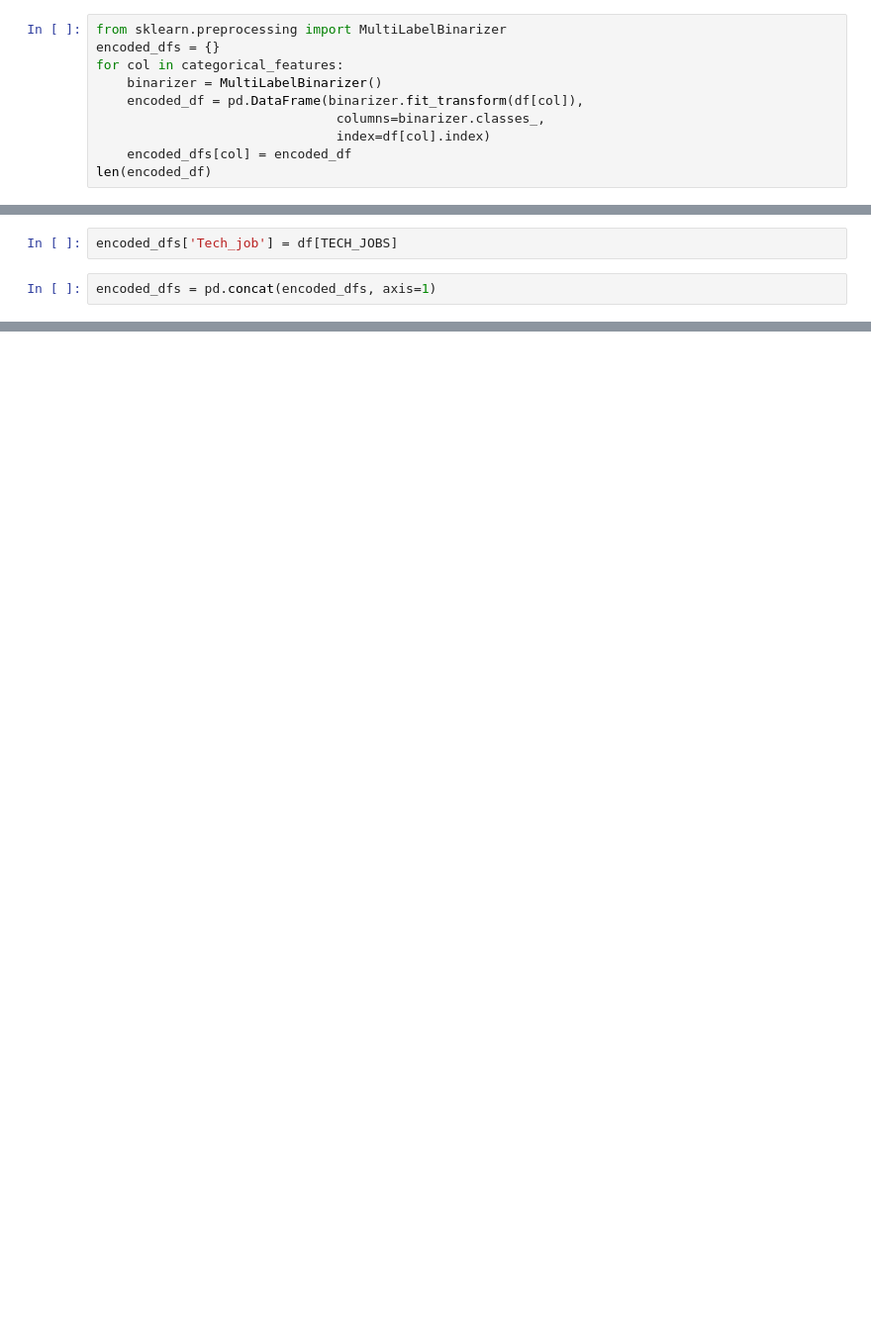
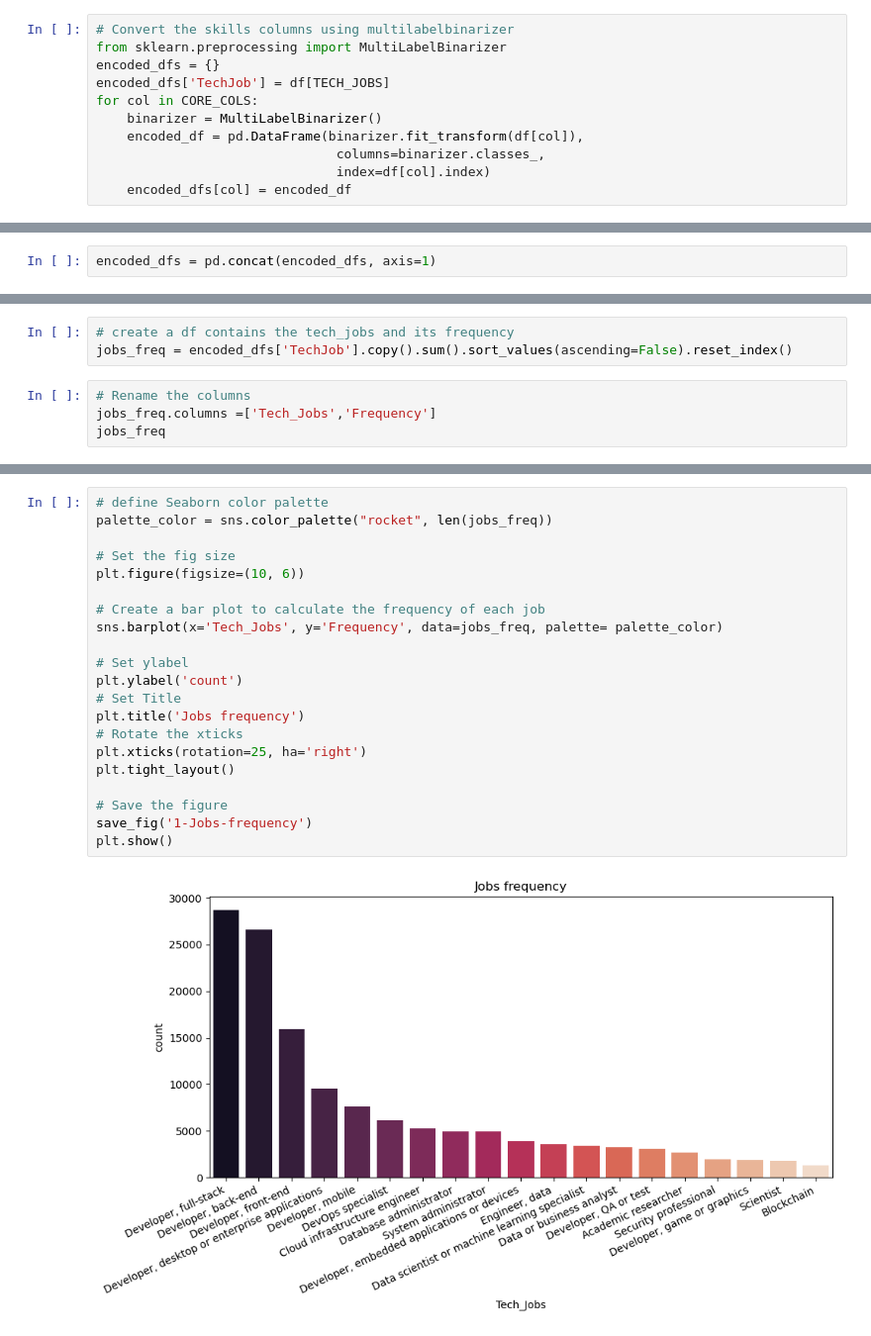
Before and after one commit to AlyAEE/Tech-Jobs-Prediction-Based-On-Your-Skillset-Project, a Jupyter notebook: Notebooks/02.Exploratory Data Analysis.ipynb, the cells around one changed output, grey strips where cells are left out. Shown at 99% size. Cells and saved outputs as stored; diff of their text form; blank space fills up the shorter version.

Commit message:
EDA. finsihed job and skill freq. viz.

```diff
--- a/Notebooks/02.Exploratory Data Analysis.ipynb
+++ b/Notebooks/02.Exploratory Data Analysis.ipynb
@@ -149,10 +108,11 @@ df[categorical_features] = df[categorical_features].applymap(lambda x: x if isin
 # %%
+# Convert the skills columns using multilabelbinarizer
 from sklearn.preprocessing import MultiLabelBinarizer
 encoded_dfs = {}
-for col in categorical_features:
+encoded_dfs['TechJob'] = df[TECH_JOBS]
+for col in CORE_COLS:
     binarizer = MultiLabelBinarizer()
     encoded_df = pd.DataFrame(binarizer.fit_transform(df[col]),
                                columns=binarizer.classes_,
                                index=df[col].index)
     encoded_dfs[col] = encoded_df
-len(encoded_df)
@@ -161,4 +119,2 @@ len(encoded_df)
-# %%
-encoded_dfs['Tech_job'] = df[TECH_JOBS]
 # %%
 encoded_dfs = pd.concat(encoded_dfs, axis=1)
@@ -172,0 +141,7 @@ memory usage: 40.9 MB
+# %%
+# create a df contains the tech_jobs and its frequency
+jobs_freq = encoded_dfs['TechJob'].copy().sum().sort_values(ascending=False).reset_index()
+# %%
+# Rename the columns
+jobs_freq.columns =['Tech_Jobs','Frequency']
+jobs_freq
@@ -172,0 +166,23 @@ memory usage: 40.9 MB
+# %%
+# define Seaborn color palette
+palette_color = sns.color_palette("rocket", len(jobs_freq))
+
+# Set the fig size
+plt.figure(figsize=(10, 6))
+
+# Create a bar plot to calculate the frequency of each job
+sns.barplot(x='Tech_Jobs', y='Frequency', data=jobs_freq, palette= palette_color)
+
+# Set ylabel
+plt.ylabel('count')
+# Set Title
+plt.title('Jobs frequency')
+# Rotate the xticks
+plt.xticks(rotation=25, ha='right')
+plt.tight_layout()
+
+# Save the figure
+save_fig('1-Jobs-frequency')
+plt.show()
+# %% [output]
+[figure, added]
```
Also changed, not shown: parts of 29 cells of this notebook, 4 other files.
